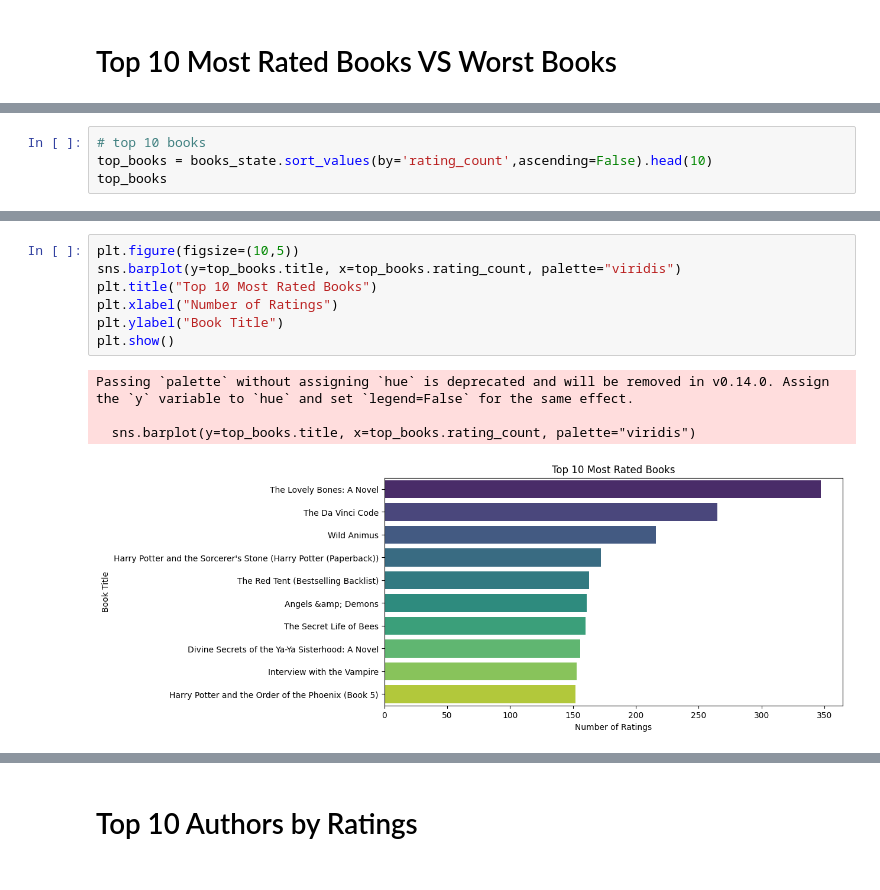
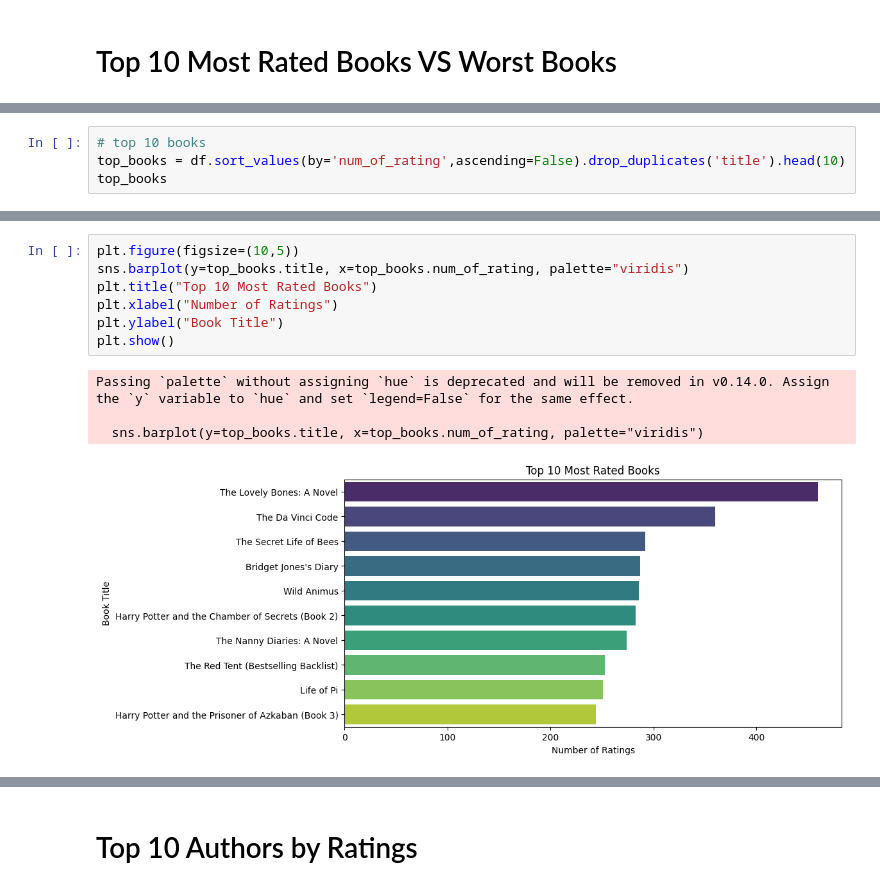
Before and after one commit to AhmedMagdi2003/GTC-Book-Recommendation-System, a Jupyter notebook: data_collecting_prepare/exploratory_data_analysis.ipynb, the cells around one changed output, grey strips where cells are left out. Drawn from its saved outputs; the diff is of its cells as text.

```diff
--- a/data_collecting_prepare/exploratory_data_analysis.ipynb
+++ b/data_collecting_prepare/exploratory_data_analysis.ipynb
@@ -94,5 +74,5 @@ books_state
 # %%
 # top 10 books
-top_books = books_state.sort_values(by='rating_count',ascending=False).head(10)
+top_books = df.sort_values(by='num_of_rating',ascending=False).drop_duplicates('title').head(10)
 top_books
 # %% [output]
@@ -110,12 +90,12 @@ top_books
 # %%
 plt.figure(figsize=(10,5))
-sns.barplot(y=top_books.title, x=top_books.rating_count, palette="viridis")
+sns.barplot(y=top_books.title, x=top_books.num_of_rating, palette="viridis")
 plt.title("Top 10 Most Rated Books")
 plt.xlabel("Number of Ratings")
 plt.ylabel("Book Title")
 plt.show()
 # %% [output]
 Passing `palette` without assigning `hue` is deprecated and will be removed in v0.14.0. Assign the `y` variable to `hue` and set `legend=False` for the same effect.
 
-  sns.barplot(y=top_books.title, x=top_books.rating_count, palette="viridis")
+  sns.barplot(y=top_books.title, x=top_books.num_of_rating, palette="viridis")
-[figure, old version]
+[figure, new version]
```
Also changed, not shown: parts of 3 cells of this notebook.
